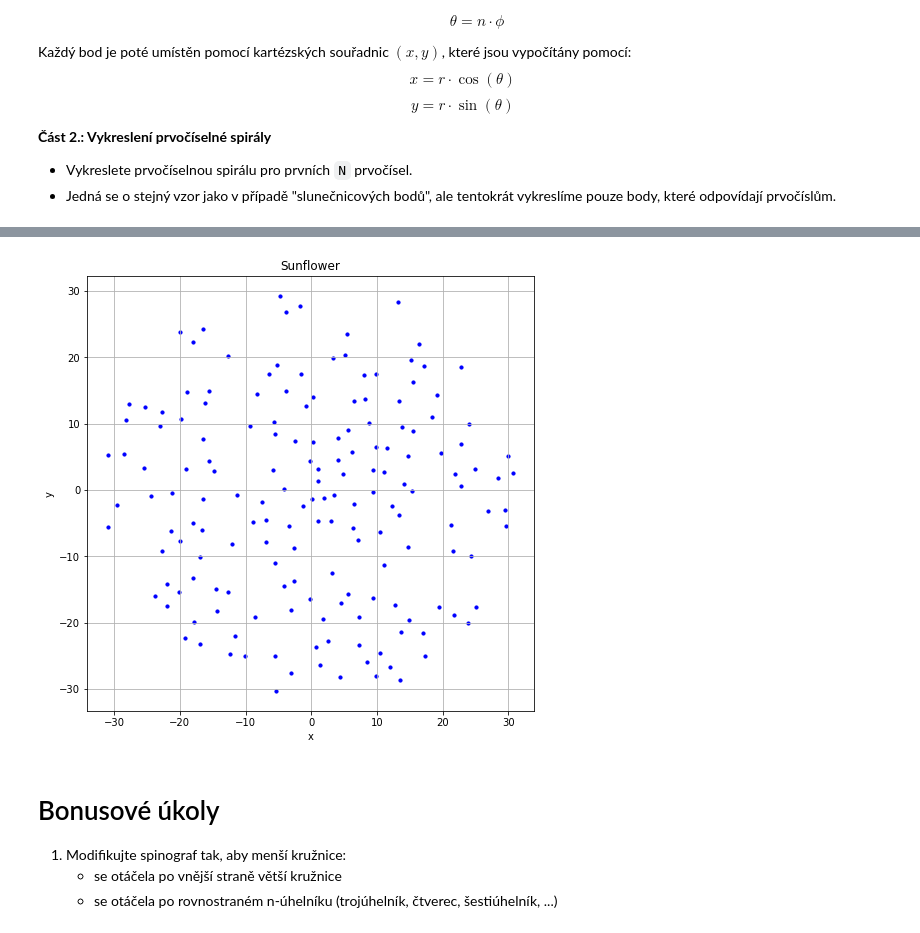
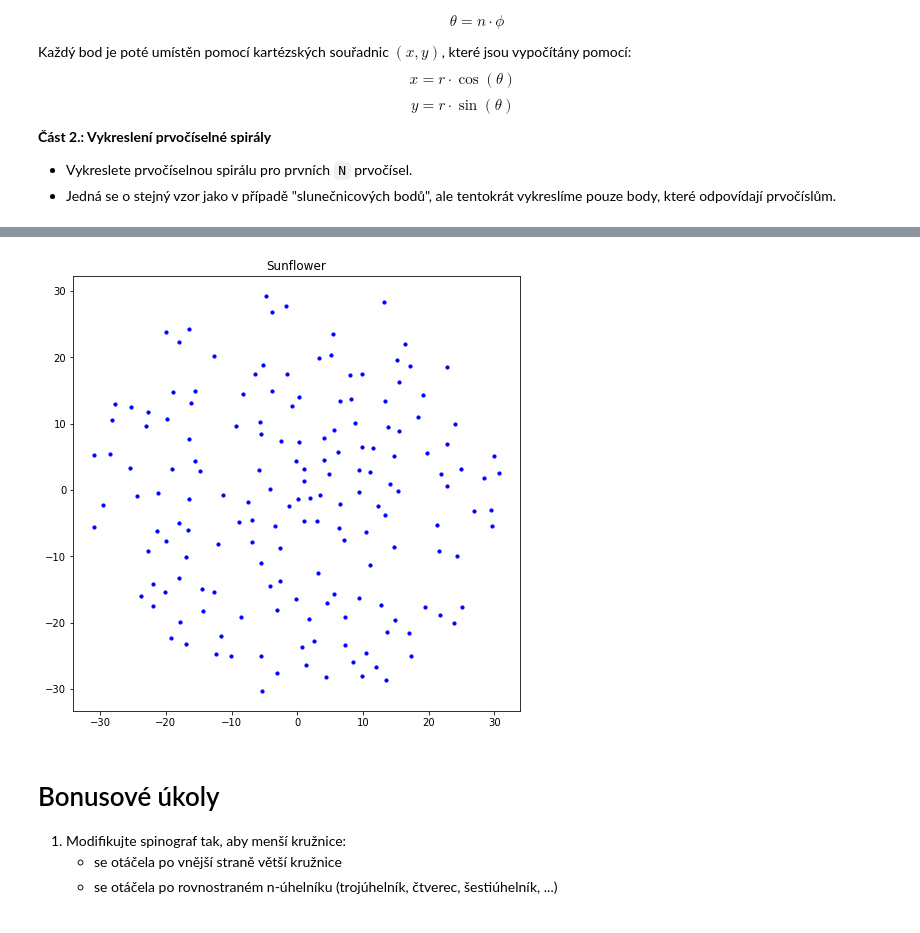
Before and after one commit to NIE0087/vvp-DU, a Jupyter notebook: DU4.ipynb, the cells around one changed output, grey strips where cells are left out. Drawn from its saved outputs; the diff is of its cells as text; code cells hidden in the pictures.

```diff
--- a/DU4.ipynb
+++ b/DU4.ipynb
@@ -152,39 +146,36 @@ def prime_num_find(n):
         return False
     for i in range(2, int(n**1/2)+1):
         if n % i == 0:
             return False
     return True
 
-def PrimeSunflower(n,r):
+def PrimeSunflower(n):
      primes = np.arange(1, n+1)
      PrimesIneed = []
      points = []
      phi = np.pi*(3-np.sqrt(5))
 
      for j in range(n):
         if(prime_num_find(primes[j])==True):
             PrimesIneed.append(primes[j])
 
 
      for i in range (np.size(PrimesIneed)):
         r = np.sqrt(PrimesIneed[i])
         theta = PrimesIneed[i]*phi
         x = r*np.cos(theta)
         y = r*np.sin(theta)
         points.append((x,y))
 
      plt.figure(figsize=(8, 8))
      plt.title('Sunflower')
      plt.scatter(*zip(*points), color='blue', s=10)
-     plt.xlabel('x')
-     plt.ylabel('y')
-     plt.grid(True)
      plt.show()
 
 
-PrimeSunflower(1000,10)
+PrimeSunflower(1000)
 # %% [output]
-[figure, old version]
+[figure, new version]
 # %% [markdown]
 # Bonusové úkoly
 1. Modifikujte spinograf tak, aby menší kružnice:
```
Also changed, not shown: parts of 2 cells of this notebook.
